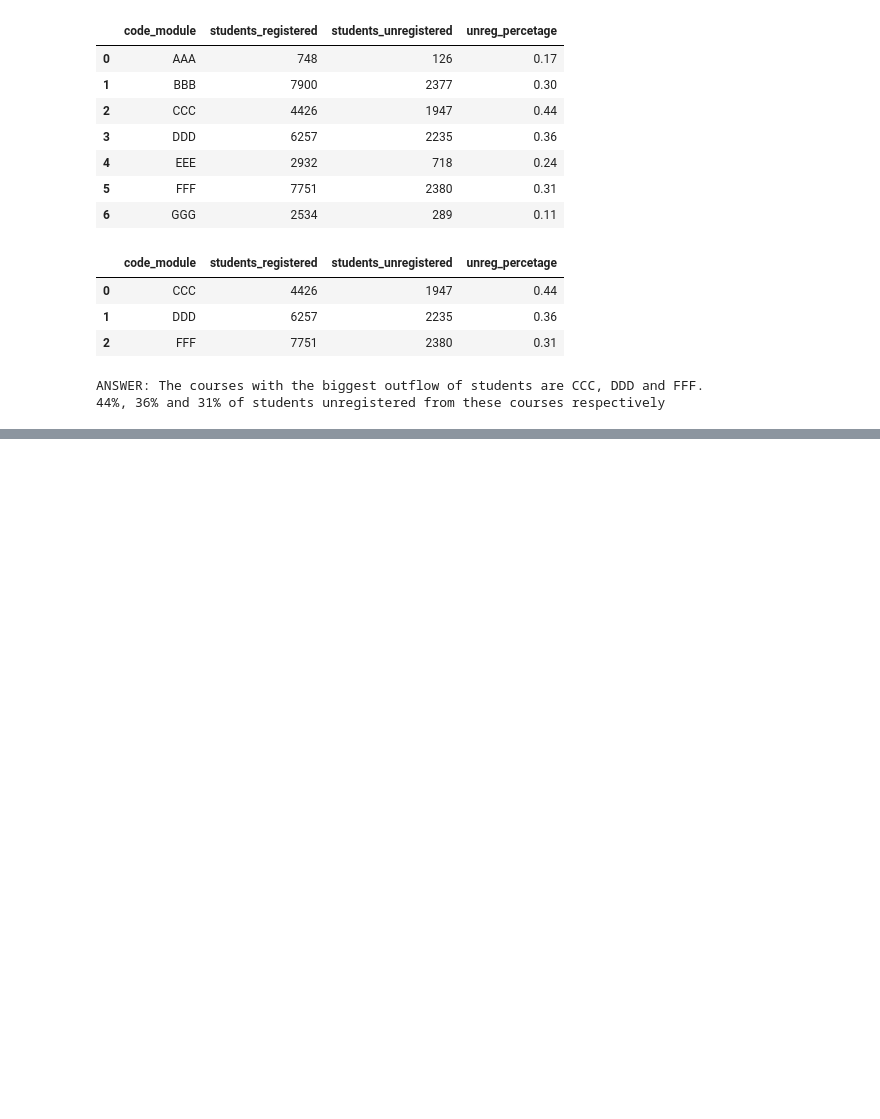
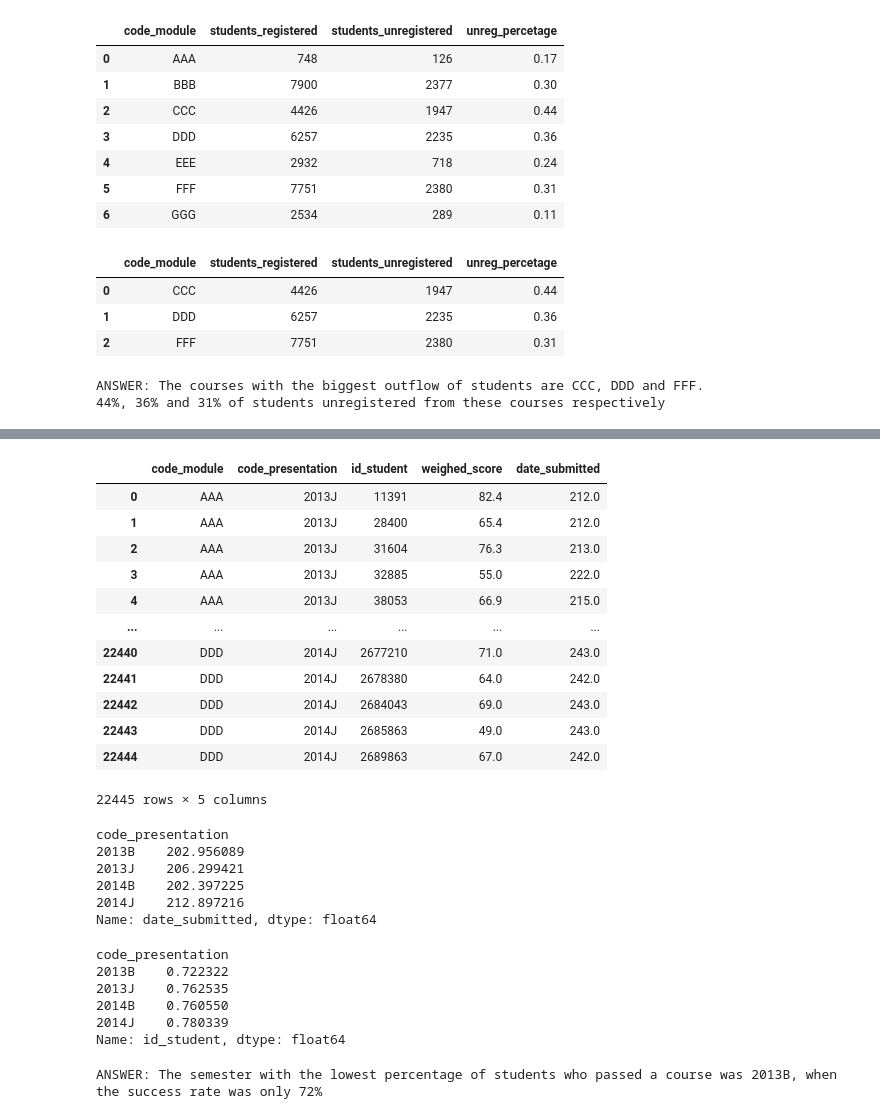
Before and after one commit to eremeevpt/kc_project_e-learning, a Jupyter notebook: project_notebook.ipynb, the cells around one changed output, grey strips where cells are left out. Drawn from its saved outputs; the diff is of its cells as text; code cells hidden in the pictures; blank space fills up the shorter version.

```diff
--- a/project_notebook.ipynb
+++ b/project_notebook.ipynb
@@ -358,0 +448,6 @@ ANSWER: The courses with the biggest outflow of students are CCC, DDD and FFF.
+# %%
+# Now we concatenate the two dataframes, where we have the each student's score in each module and semester.
+
+cohorts_all = pd.concat([cohorts_no_exam, cohorts_exam])
+cohorts_all = cohorts_all.reset_index(drop=True)
+cohorts_all
@@ -358,0 +535,6 @@ ANSWER: The courses with the biggest outflow of students are CCC, DDD and FFF.
+# %%
+terms = terms.groupby(['code_module', 'code_presentation', 'id_assessment', 'id_student'], as_index=False) \
+                .agg({'date_submitted': 'mean'}) \
+                .groupby(['code_module', 'code_presentation', 'id_student'], as_index=False) \
+                .agg({'date_submitted': 'max'})
+terms
@@ -358,0 +555,63 @@ ANSWER: The courses with the biggest outflow of students are CCC, DDD and FFF.
+# %%
+# Now we join the terms dataframe to have a corresponding 'date_submitted' value for each student in cohorts
+
+cohorts_all = cohorts_all.join(terms.set_index(['code_module', 'code_presentation', 'id_student']), \
+                                             on=['code_module', 'code_presentation', 'id_student'], how='left')
+# %%
+cohorts_all
+# %% [output]
+|  | code_module | code_presentation | id_student | weighed_score | date_submitted |
+| 0 | AAA | 2013J | 11391 | 82.4 | 212.0 |
+| 1 | AAA | 2013J | 28400 | 65.4 | 212.0 |
+| 2 | AAA | 2013J | 31604 | 76.3 | 213.0 |
+| 3 | AAA | 2013J | 32885 | 55.0 | 222.0 |
+| 4 | AAA | 2013J | 38053 | 66.9 | 215.0 |
+| ... | ... | ... | ... | ... | ... |
+| 22440 | DDD | 2014J | 2677210 | 71.0 | 243.0 |
+| 22441 | DDD | 2014J | 2678380 | 64.0 | 242.0 |
+| 22442 | DDD | 2014J | 2684043 | 69.0 | 243.0 |
+| 22443 | DDD | 2014J | 2685863 | 49.0 | 243.0 |
+| 22444 | DDD | 2014J | 2689863 | 67.0 | 242.0 |
+22445 rows × 5 columns
+# %%
+# We can now calculate the mean submission term for each semester among the students that passed the courses.
+# We may include the 'GGG' module for this calculation, because, not being rated with scores it still has
+# values of submission term.
+
+submission_terms = cohorts_all.query('weighed_score >= 40 | code_module == "GGG"') \
+                                .groupby(['code_presentation']) \
+                                .agg({'date_submitted': 'mean'})['date_submitted']
+submission_terms
+# %% [output]
+code_presentation
+2013B    202.956089
+2013J    206.299421
+2014B    202.397225
+2014J    212.897216
+Name: date_submitted, dtype: float64
+# %%
+# To avoid errors with calculation of success percentage scores by semester we should divide the number of students who passed
+# courses except for 'GGG' course by the total number of students who were not part of 'GGG' course.
+
+success_percentage = cohorts_all.query('weighed_score >= 40 & code_module != "GGG"') \
+            .groupby('code_presentation') \
+            .agg({'id_student': 'count'})['id_student'] / cohorts_all \
+            .query('code_module != "GGG"') \
+            .groupby('code_presentation') \
+            .agg({'id_student': 'count'})['id_student']
+success_percentage
+# %% [output]
+code_presentation
+2013B    0.722322
+2013J    0.762535
+2014B    0.760550
+2014J    0.780339
+Name: id_student, dtype: float64
+# %%
+worst_semester = success_percentage.idxmin()
+worst_rate = success_percentage.min()
+
+print('ANSWER: The semester with the lowest percentage of students who passed a course was {}, when the success rate was only {:,.0%}' \
+      .format(worst_semester, worst_rate))
+# %% [output]
+ANSWER: The semester with the lowest percentage of students who passed a course was 2013B, when the success rate was only 72%
```
Also changed, not shown: parts of 15 cells of this notebook.
